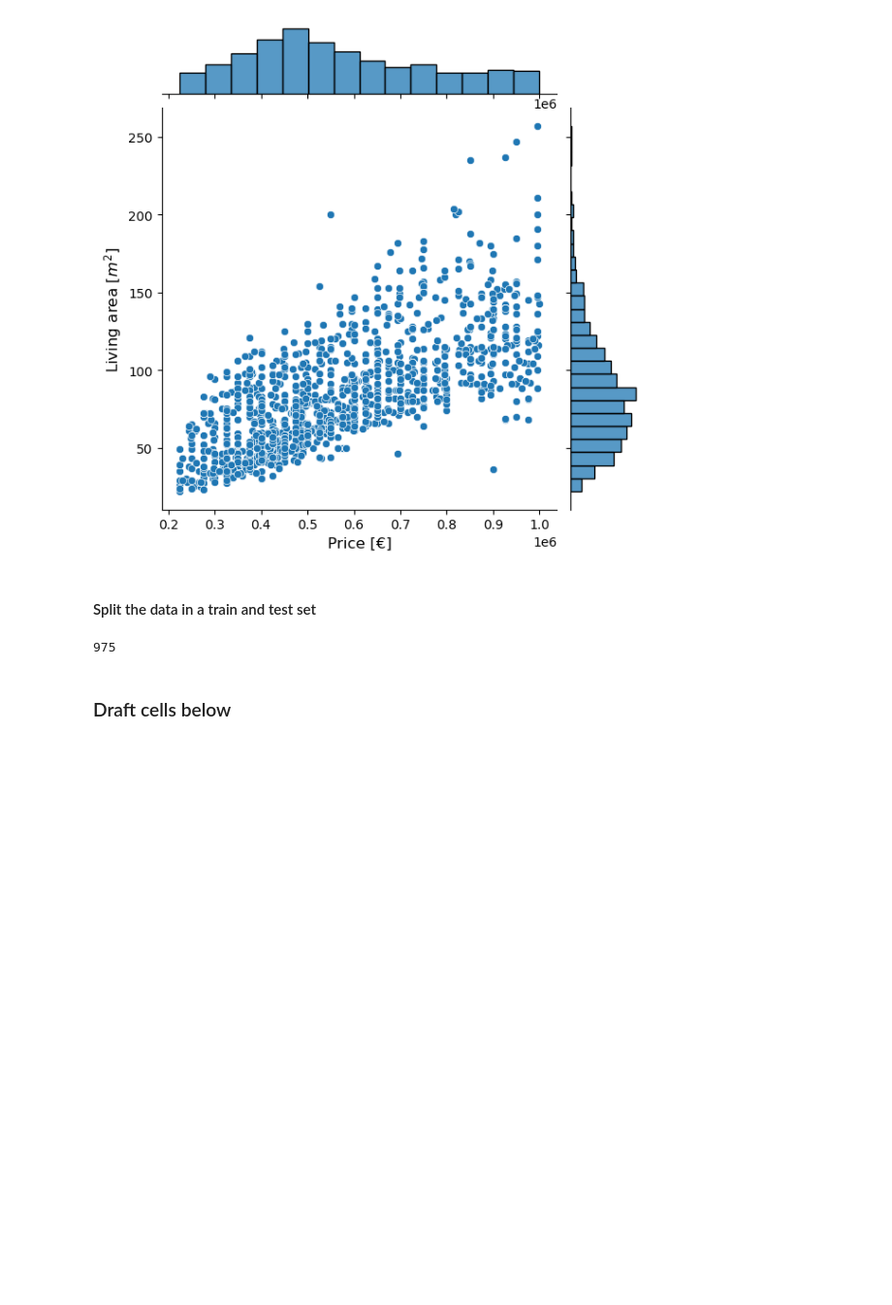
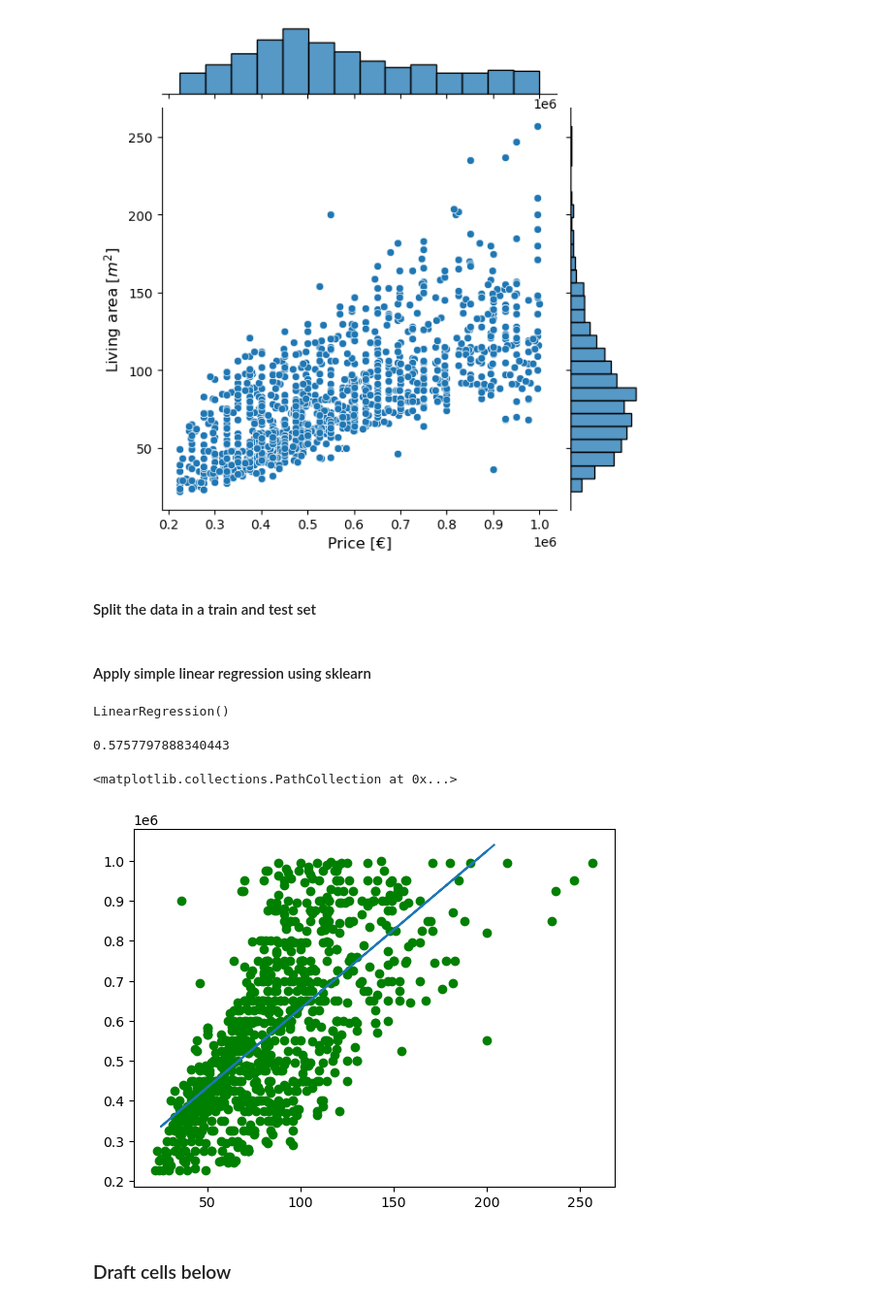
Before and after one commit to luukvanroessel/ML, a Jupyter notebook: funda.ipynb, the cells around one changed output. Shown at 97% size. Drawn from its saved outputs; the diff is of its cells as text; code cells hidden in the pictures; blank space fills up the shorter version.

Commit message:
Start regression

```diff
--- a/funda.ipynb
+++ b/funda.ipynb
@@ -46,14 +47,32 @@ jplot.set_axis_labels('Price [€]', 'Living area [$m^2$]', fontsize=12)
 # %% [markdown]
 #### Split the data in a train and test set
 # %%
-X = mil_df['living_area']
+X = mil_df['living_area'].values.reshape(-1,1)
 y = mil_df['price']
 
-x_train, x_test, y_train, y_test = train_test_split(X, y, test_size=0.2, random_state=0)
+X_train, X_test, y_train, y_test = train_test_split(X, y, test_size=0.2, random_state=0)
-# %%
-len(x_train)
-# %% [output]
-975
+# %% [markdown]
+#### Apply simple linear regression using sklearn
+# %%
+reg = LinearRegression()
+reg.fit(X_train, y_train)
+# reg.score(X, y)
+# reg.coef_
+# reg.intercept_
+# reg.predict(np.array([[3, 5]]))
+# %% [output]
+LinearRegression()
+# %%
+reg.score(X_test, y_test)
+# %% [output]
+0.5757797888340443
+# %%
+fig, ax = plt.subplots()
+ax.plot(X_test, reg.predict(X_test), label='data')
+ax.scatter(X_train, y_train, label='data', c='g')
+# %% [output]
+<matplotlib.collections.PathCollection at 0x...>
+[figure, added]
 # %% [markdown]
 ### Draft cells below
 # %%
```
Also changed, not shown: parts of 1 cell of this notebook.
